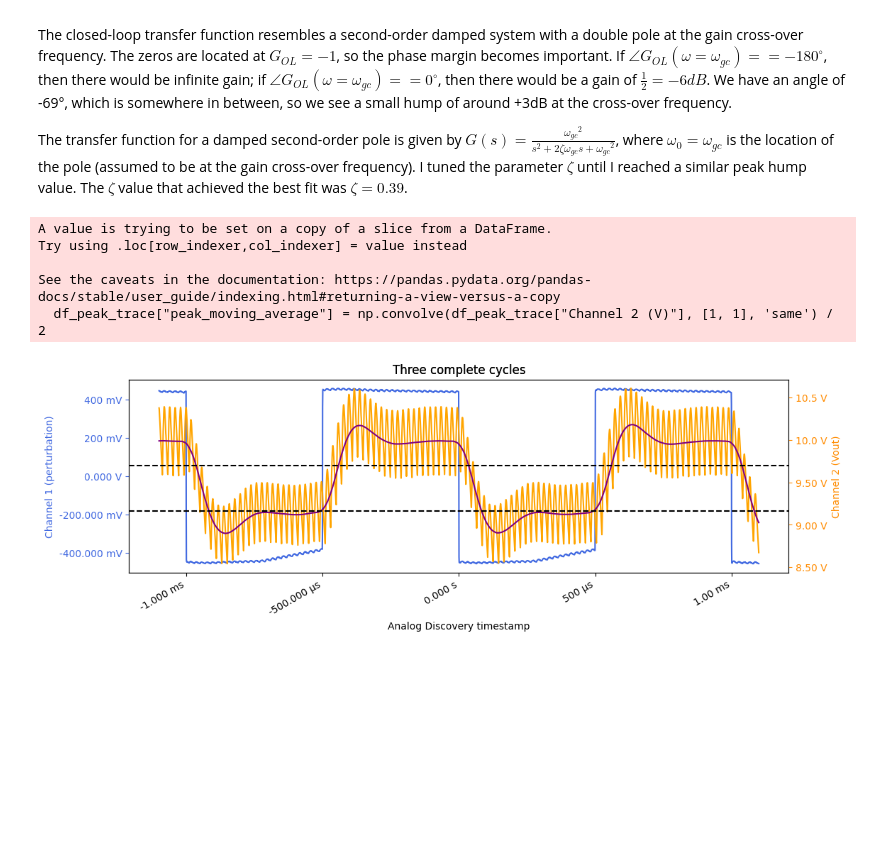
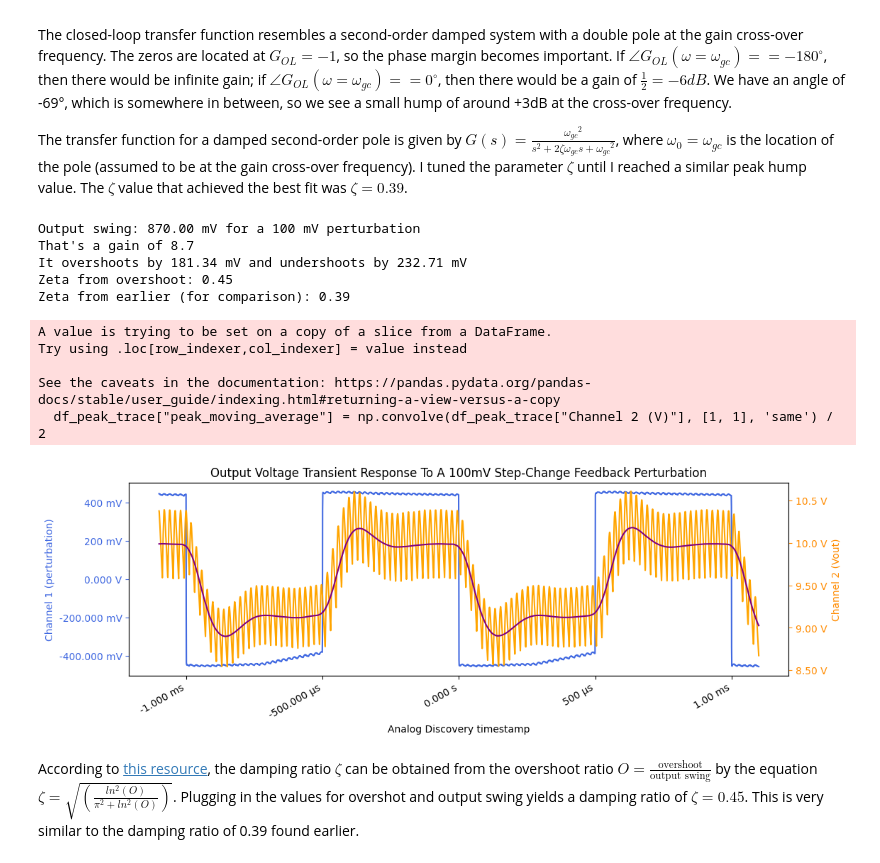
Before and after one commit to ianeyk/power-electronics, a Jupyter notebook: Lab 10/Lab10_report.ipynb, the cells around one changed output. Drawn from its saved outputs; the diff is of its cells as text; code cells hidden in the pictures; blank space fills up the shorter version.

```diff
--- a/Lab 10/Lab10_report.ipynb
+++ b/Lab 10/Lab10_report.ipynb
@@ -212,43 +212,68 @@ The closed-loop transfer function resembles a second-order damped system with a
 The transfer function for a damped second-order pole is given by $G(s) = \frac{{\omega_{gc}}^2}{s^2 + 2 \zeta \omega_{gc} s + {\omega_{gc}}^2}$, where $\omega_0 = \omega_{gc}$ is the location of the pole (assumed to be at the gain cross-over frequency). I tuned the parameter $\zeta$ until I reached a similar peak hump value. The $\zeta$ value that achieved the best fit was $\zeta = 0.39$.
 # %%
 df_step_response = pd.read_csv("bode_plots/step-resp.csv")
+
 # print(df_step_response.head(5))
 
 def moving_average(x, w):
     w = int(w / 2) * 2
     convolution = np.convolve(x, np.ones(w), 'full') / w
     return convolution[int(w/2):-int(w/2)+1]
 
-df_step_response["Channel 2 (V)"] = df_step_response["Channel 2 (V)"] # + 9.7 # V
+df_step_response["Channel 1 (V)"] = -df_step_response["Channel 1 (V)"]
+df_step_response["Channel 2 (V)"] = -df_step_response["Channel 2 (V)"]
 # df_step_response["Ch2_moving_average"] = moving_average(df_step_response["Channel 2 (V)"], 200) # old method with still some ripple
 
 peak_idx = find_peaks(df_step_response["Channel 2 (V)"])[0]
 trough_idx = find_peaks(-df_step_response["Channel 2 (V)"])[0]
 df_peak_trace = df_step_response.iloc[np.sort(np.concatenate((peak_idx, trough_idx)))]
 df_peak_trace["peak_moving_average"] = np.convolve(df_peak_trace["Channel 2 (V)"], [1, 1], 'same') / 2
 df_step_response["Ch2_moving_average"] = moving_average(np.interp(df_step_response["Time (s)"], df_peak_trace["Time (s)"], df_peak_trace["peak_moving_average"]), 100)
 
 df_zoom = df_step_response[(df_step_response["Time (s)"] > -1.1e-3) & (df_step_response["Time (s)"] < 1.1e-3)]
 # df_peak_trace_zoom = df_peak_trace_2[(df_peak_trace_2["Time (s)"] > -1.1e-3) & (df_peak_trace_2["Time (s)"] < 1.1e-3)]
 
+overshoot = np.max(df_zoom["Ch2_moving_average"]) # 10.6 # V
+top_steady_state = 10 # V
+bottom_steady_state = 9.13 # V
+undershoot = np.min(df_zoom["Ch2_moving_average"]) # 8.5 # V
+output_swing = top_steady_state - bottom_steady_state
+
+overshoot_ratio = (overshoot - top_steady_state) / output_swing
+zeta_from_overshoot = np.sqrt(np.log(overshoot_ratio) ** 2 / (np.pi ** 2 + np.log(overshoot_ratio) ** 2))
+print(f"Output swing: {si_format(output_swing, precision = 2)}V for a 100 mV perturbation")
+print(f"That's a gain of {np.round(output_swing / 0.1, 2)}")
+print(f"It overshoots by {si_format(overshoot - top_steady_state, precision = 2)}V and undershoots by {si_format(bottom_steady_state - undershoot, precision = 2)}V")
+print(f"Zeta from overshoot: {np.round(zeta_from_overshoot, 2)}")
+print(f"Zeta from earlier (for comparison): {np.round(zeta, 2)}")
+
 fig, (ax1_left) = plt.subplots(nrows = 1, ncols = 1, sharex = False, sharey = True, figsize = (12, 4))
 ax1_right = ax1_left.twinx()
 fig.autofmt_xdate()
-helper.axes_labels("Analog Discovery timestamp", "s", "Channel 1 (perturbation)", "V", title = "Three complete cycles", ax = ax1_left)
-helper.axes_labels("Analog Discovery timestamp", "s", "Channel 2 (Vout)", "V", title = "Three complete cycles", ax = ax1_right)
-ax1_left.plot(df_zoom["Time (s)"], -df_zoom["Channel 1 (V)"], color = "royalblue", label = "Channel 1 (perturbation)")
-ax1_right.plot(df_zoom["Time (s)"], -df_zoom["Channel 2 (V)"], color = "orange", label = "Channel 2 (Vout)")
-ax1_right.plot(df_zoom["Time (s)"], -df_zoom["Ch2_moving_average"], color = "purple", label = "Channel 2 (Vout)")
-ax1_right.axhline(y = 9.16, linestyle = "dashed", color = "black")
-ax1_right.axhline(y = 9.7, linestyle = "dashed", color = "black")
+helper.axes_labels("Analog Discovery timestamp", "s", "Channel 1 (perturbation)", "V", title = "", ax = ax1_left)
+helper.axes_labels("Analog Discovery timestamp", "s", "Channel 2 (Vout)", "V", title = "Output Voltage Transient Response To A 100mV Step-Change Feedback Perturbation", ax = ax1_right)
+ax1_left.plot(df_zoom["Time (s)"], df_zoom["Channel 1 (V)"], color = "royalblue", label = "Channel 1 (perturbation)")
+ax1_right.plot(df_zoom["Time (s)"], df_zoom["Channel 2 (V)"], color = "orange", label = "Channel 2 (Vout)")
+ax1_right.plot(df_zoom["Time (s)"], df_zoom["Ch2_moving_average"], color = "purple", label = "Channel 2 (Vout)")
+# ax1_right.axhline(y = overshoot, linestyle = "dashed", color = "black", label = "overshoot")
+# ax1_right.axhline(y = top_steady_state, linestyle = "dashed", color = "black", label = "top_steady_state")
+# ax1_right.axhline(y = bottom_steady_state, linestyle = "dashed", color = "black", label = "bottom_steady_state")
+# ax1_right.axhline(y = undershoot, linestyle = "dashed", color = "black", label = "undershoot")
 ax1_left.yaxis.label.set_color('royalblue')
 ax1_left.tick_params(axis='y', colors='royalblue')
 ax1_right.tick_params(axis='y', colors='darkorange')
 ax1_right.yaxis.label.set_color('darkorange')
 # %% [output]
-A value is trying to be set on a copy of a slice from a DataFrame.
-Try using .loc[row_indexer,col_indexer] = value instead
-
-See the caveats in the documentation: https://pandas.pydata.org/pandas-docs/stable/user_guide/indexing.html#returning-a-view-versus-a-copy
-  df_peak_trace["peak_moving_average"] = np.convolve(df_peak_trace["Channel 2 (V)"], [1, 1], 'same') / 2
+Output swing: 870.00 mV for a 100 mV perturbation
+That's a gain of 8.7
+It overshoots by 181.34 mV and undershoots by 232.71 mV
+Zeta from overshoot: 0.45
+Zeta from earlier (for comparison): 0.39
+A value is trying to be set on a copy of a slice from a DataFrame.
+Try using .loc[row_indexer,col_indexer] = value instead
+
+See the caveats in the documentation: https://pandas.pydata.org/pandas-docs/stable/user_guide/indexing.html#returning-a-view-versus-a-copy
+  df_peak_trace["peak_moving_average"] = np.convolve(df_peak_trace["Channel 2 (V)"], [1, 1], 'same') / 2
-[figure, old version]
+[figure, new version]
+# %% [markdown]
+According to [this resource](https://www.et.byu.edu/~tom/classes/436/ClassNotes/Class20(Second-Order).pdf#page=4), the damping ratio $\zeta$ can be obtained from the overshoot ratio $O = \frac{\text{overshoot}}{\text{output swing}}$ by the equation $\zeta = \sqrt{(\frac{ln^2(O)}{\pi^2 + ln^2(O)})}$. Plugging in the values for overshot and output swing yields a damping ratio of $\zeta = 0.45$. This is very similar to the damping ratio of 0.39 found earlier.
```
